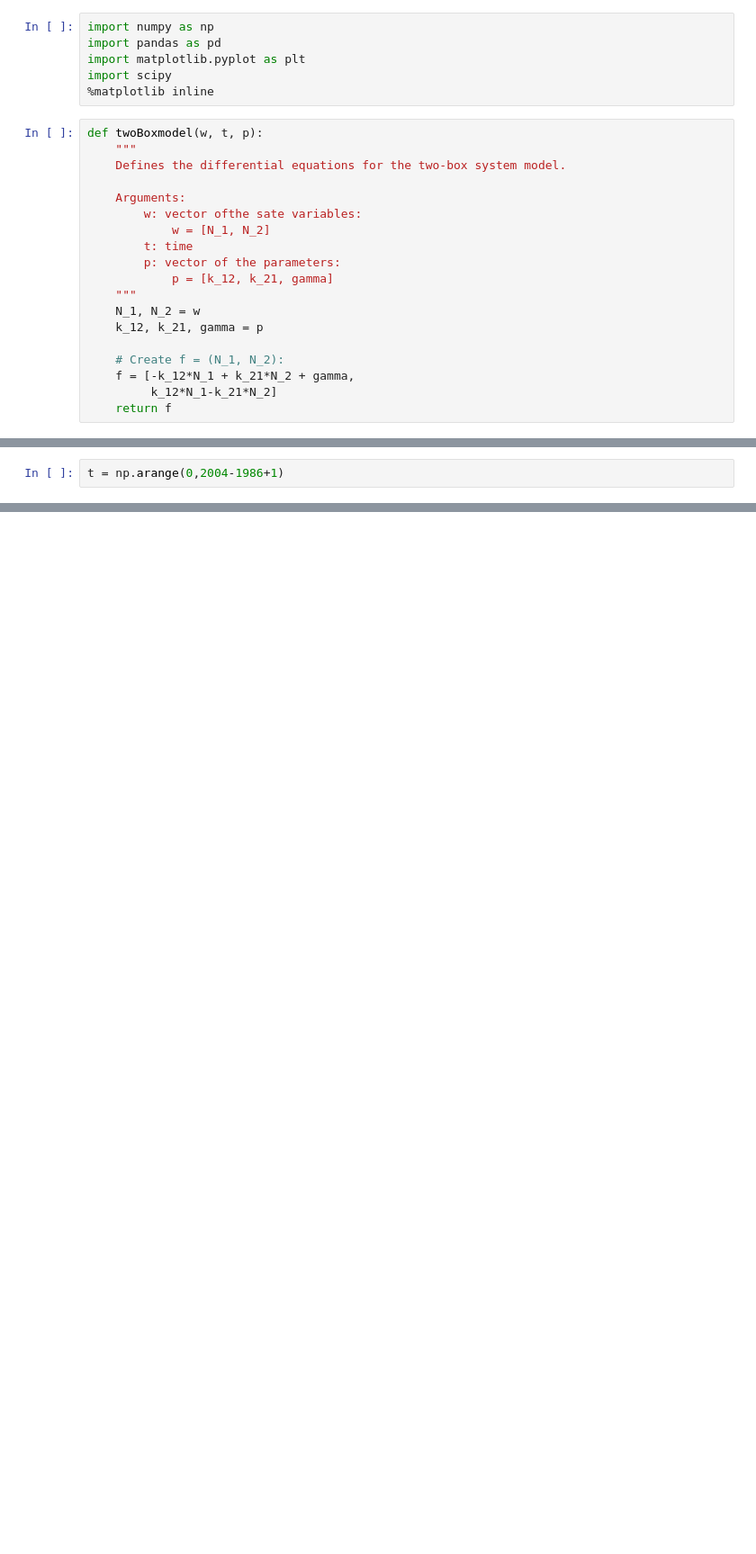
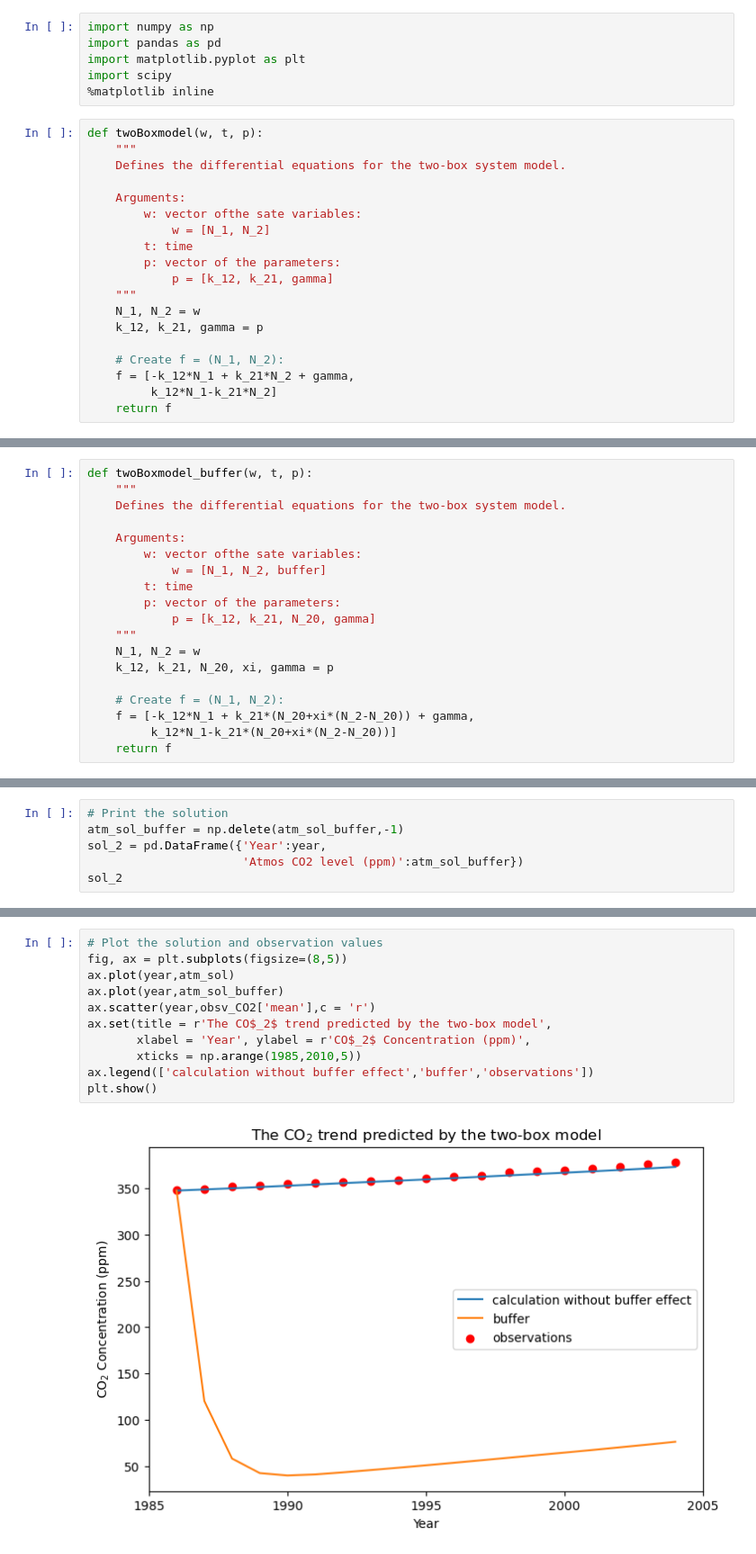
Before and after one commit to ReynoZ/ESE5023_Assignments_12232259, a Jupyter notebook: PS5.ipynb, the cells around one changed output, grey strips where cells are left out. Shown: that part at 90% size. Drawn from its saved outputs; the diff is of its cells as text; blank space fills up the shorter version.

```diff
--- a/PS5.ipynb
+++ b/PS5.ipynb
@@ -100,2 +105,0 @@ wsol = odeint(twoBoxmodel, w0, t, args=(p,))
-# %%
-t = np.arange(0,2004-1986+1)
@@ -149,0 +146,19 @@ ax.set(xticks = np.arange(1985,2010,5))
+# %%
+def twoBoxmodel_buffer(w, t, p):
+    """
+    Defines the differential equations for the two-box system model.
+
+    Arguments:
+        w: vector ofthe sate variables:
+            w = [N_1, N_2, buffer]
+        t: time
+        p: vector of the parameters:
+            p = [k_12, k_21, N_20, gamma]
+    """
+    N_1, N_2 = w
+    k_12, k_21, N_20, xi, gamma = p
+
+    # Create f = (N_1, N_2):
+    f = [-k_12*N_1 + k_21*(N_20+xi*(N_2-N_20)) + gamma,
+         k_12*N_1-k_21*(N_20+xi*(N_2-N_20))]
+    return f
@@ -149,0 +201,6 @@ ax.set(xticks = np.arange(1985,2010,5))
+# %%
+# Print the solution
+atm_sol_buffer = np.delete(atm_sol_buffer,-1)
+sol_2 = pd.DataFrame({'Year':year,
+                      'Atmos CO2 level (ppm)':atm_sol_buffer})
+sol_2
@@ -149,0 +228,13 @@ ax.set(xticks = np.arange(1985,2010,5))
+# %%
+# Plot the solution and observation values
+fig, ax = plt.subplots(figsize=(8,5))
+ax.plot(year,atm_sol)
+ax.plot(year,atm_sol_buffer)
+ax.scatter(year,obsv_CO2['mean'],c = 'r')
+ax.set(title = r'The CO$_2$ trend predicted by the two-box model',
+       xlabel = 'Year', ylabel = r'CO$_2$ Concentration (ppm)',
+       xticks = np.arange(1985,2010,5))
+ax.legend(['calculation without buffer effect','buffer','observations'])
+plt.show()
+# %% [output]
+[figure, added]
```
Also changed, not shown: parts of 18 cells of this notebook.
